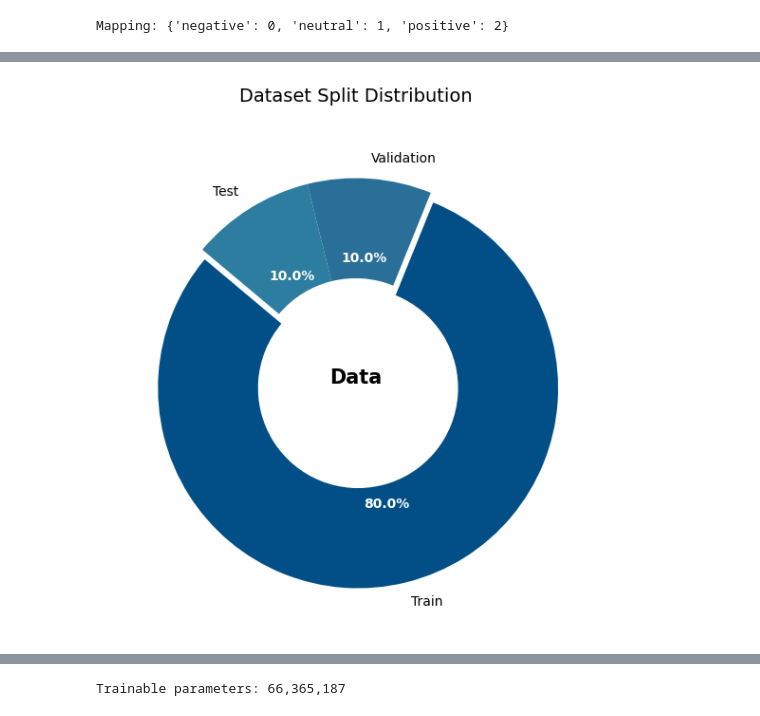
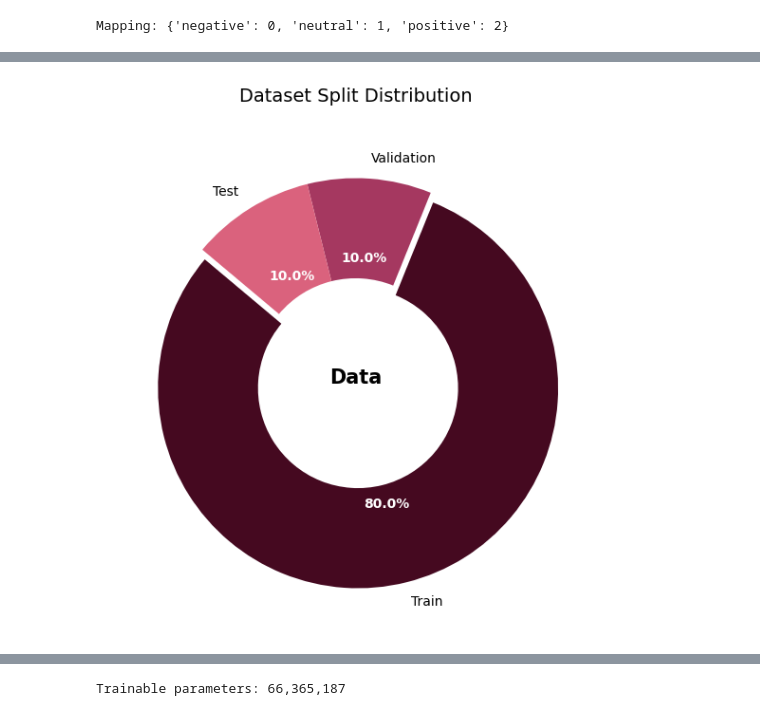
Before and after one commit to Oumaymabamoh/thesis-eval-synthetic-data-lime-nlp, a Jupyter notebook: notebooks/lime_evaluation/noisy_lime.ipynb, the cells around one changed output, grey strips where cells are left out. Cells and saved outputs as stored; diff of their text form; code cells hidden in the pictures.

```diff
--- a/notebooks/lime_evaluation/noisy_lime.ipynb
+++ b/notebooks/lime_evaluation/noisy_lime.ipynb
@@ -43,38 +43,38 @@ import matplotlib.pyplot as plt
 
 # Data
 labels = ['Train', 'Validation', 'Test']
-colors = ['#014f86', '#2a6f97', '#2c7da0']
+colors = ['#450920', '#a53860', '#da627d']
 sizes = [len(df_train), len(df_val), len(df_test)]
 explode = (0.05, 0, 0)  # "pull" the first slice (Train)
 
 #cmap = plt.get_cmap('spring')
 #colors = cmap.colors
 
 # Create the plot
 fig, ax = plt.subplots(figsize=(8, 6))
 
 # The Pie Chart
 wedges, texts, autotexts = ax.pie(
     sizes,
     labels=labels,
     autopct='%1.1f%%',
     startangle=140,
     colors=colors,
     explode=explode,
     wedgeprops={'width': 0.5} # width < 1 makes it a donut
 )
 
 # Styling
 plt.setp(autotexts, size=10, weight="bold", color="white")
 ax.set_title("Dataset Split Distribution", fontsize=14, pad=20)
 
 # Add the center text (like your Plotly annotation)
 ax.text(0, 0, 'Data', ha='center', va='center', fontsize=15, fontweight='bold')
 
 plt.tight_layout()
 plt.show()
 # %% [output]
-[figure, old version]
+[figure, new version]
 # %%
 from transformers import DistilBertTokenizer
 
```
Also changed, not shown: parts of 14 cells of this notebook, 5 other files.
